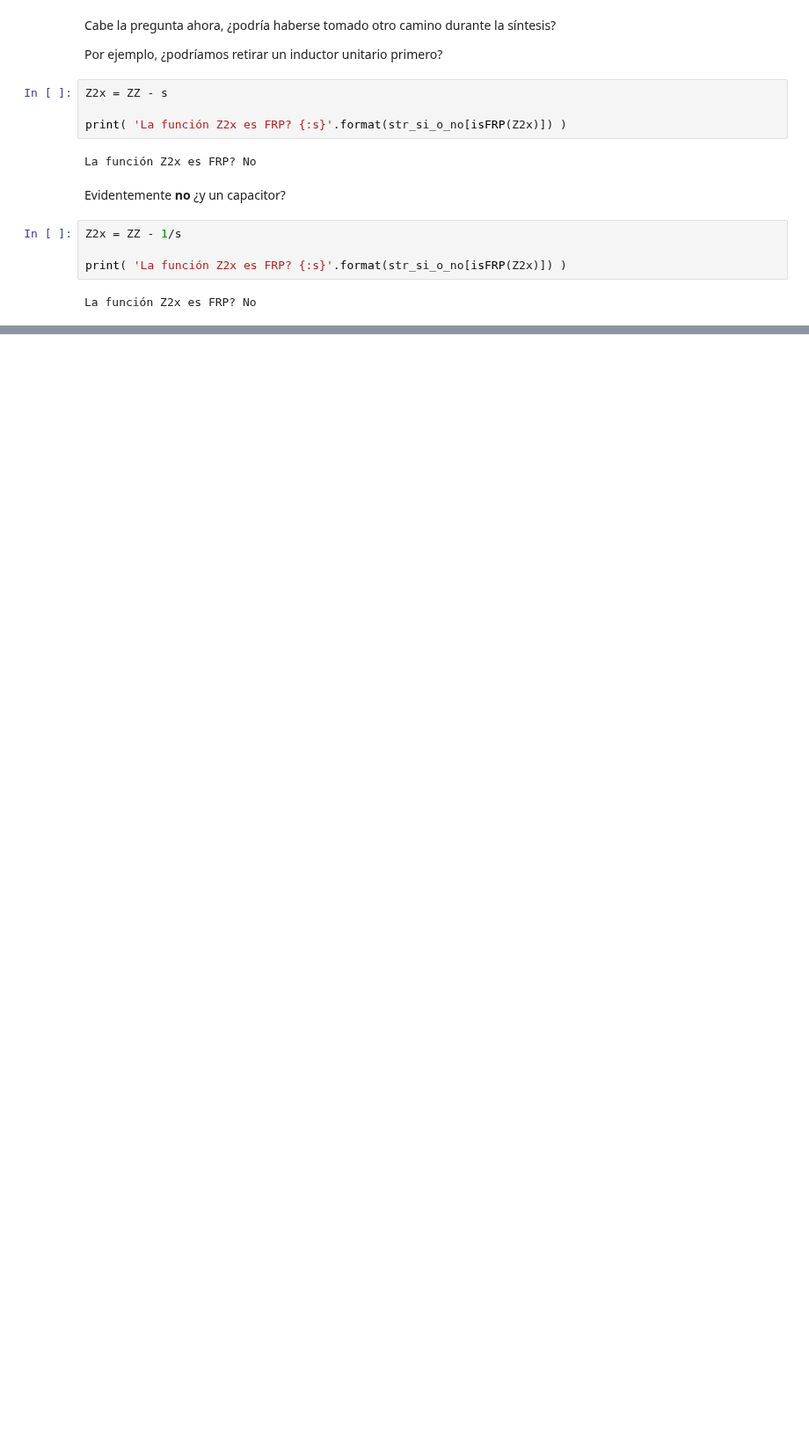
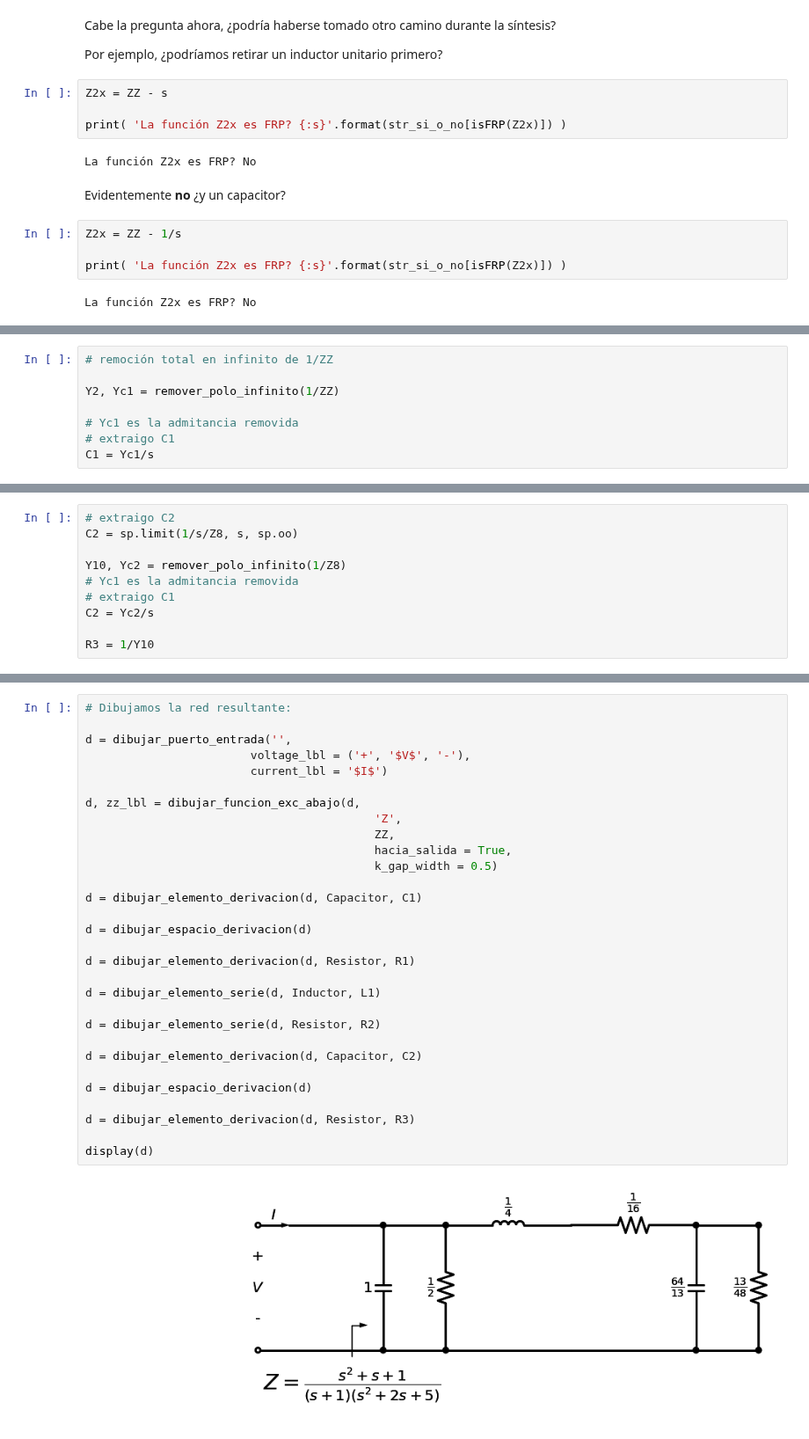
Before and after one commit to marianux/pytc2, a Jupyter notebook: docs/funciones_excitacion_RLC.ipynb, the cells around one changed output, grey strips where cells are left out. Shown at 88% size. Saved outputs shown, nothing was run; the diff lists cells and outputs as text; blank space fills up the shorter version.

```diff
--- a/docs/funciones_excitacion_RLC.ipynb
+++ b/docs/funciones_excitacion_RLC.ipynb
@@ -291,0 +248,8 @@ Ambas redes duales, tienen características en común como ser que ambas tienen
+# %%
+# remoción total en infinito de 1/ZZ
+
+Y2, Yc1 = remover_polo_infinito(1/ZZ)
+
+# Yc1 es la admitancia removida
+# extraigo C1
+C1 = Yc1/s
@@ -291,0 +291,10 @@ Ambas redes duales, tienen características en común como ser que ambas tienen
+# %%
+# extraigo C2
+C2 = sp.limit(1/s/Z8, s, sp.oo)
+
+Y10, Yc2 = remover_polo_infinito(1/Z8)
+# Yc1 es la admitancia removida
+# extraigo C1
+C2 = Yc2/s
+
+R3 = 1/Y10
@@ -291,0 +303,32 @@ Ambas redes duales, tienen características en común como ser que ambas tienen
+# %%
+# Dibujamos la red resultante:
+
+d = dibujar_puerto_entrada('',
+                        voltage_lbl = ('+', '$V$', '-'),
+                        current_lbl = '$I$')
+
+d, zz_lbl = dibujar_funcion_exc_abajo(d,
+                                          'Z',
+                                          ZZ,
+                                          hacia_salida = True,
+                                          k_gap_width = 0.5)
+
+d = dibujar_elemento_derivacion(d, Capacitor, C1)
+
+d = dibujar_espacio_derivacion(d)
+
+d = dibujar_elemento_derivacion(d, Resistor, R1)
+
+d = dibujar_elemento_serie(d, Inductor, L1)
+
+d = dibujar_elemento_serie(d, Resistor, R2)
+
+d = dibujar_elemento_derivacion(d, Capacitor, C2)
+
+d = dibujar_espacio_derivacion(d)
+
+d = dibujar_elemento_derivacion(d, Resistor, R3)
+
+display(d)
+# %% [output]
+[figure, added]
```
Also changed, not shown: parts of 23 cells of this notebook, 1 other file.
